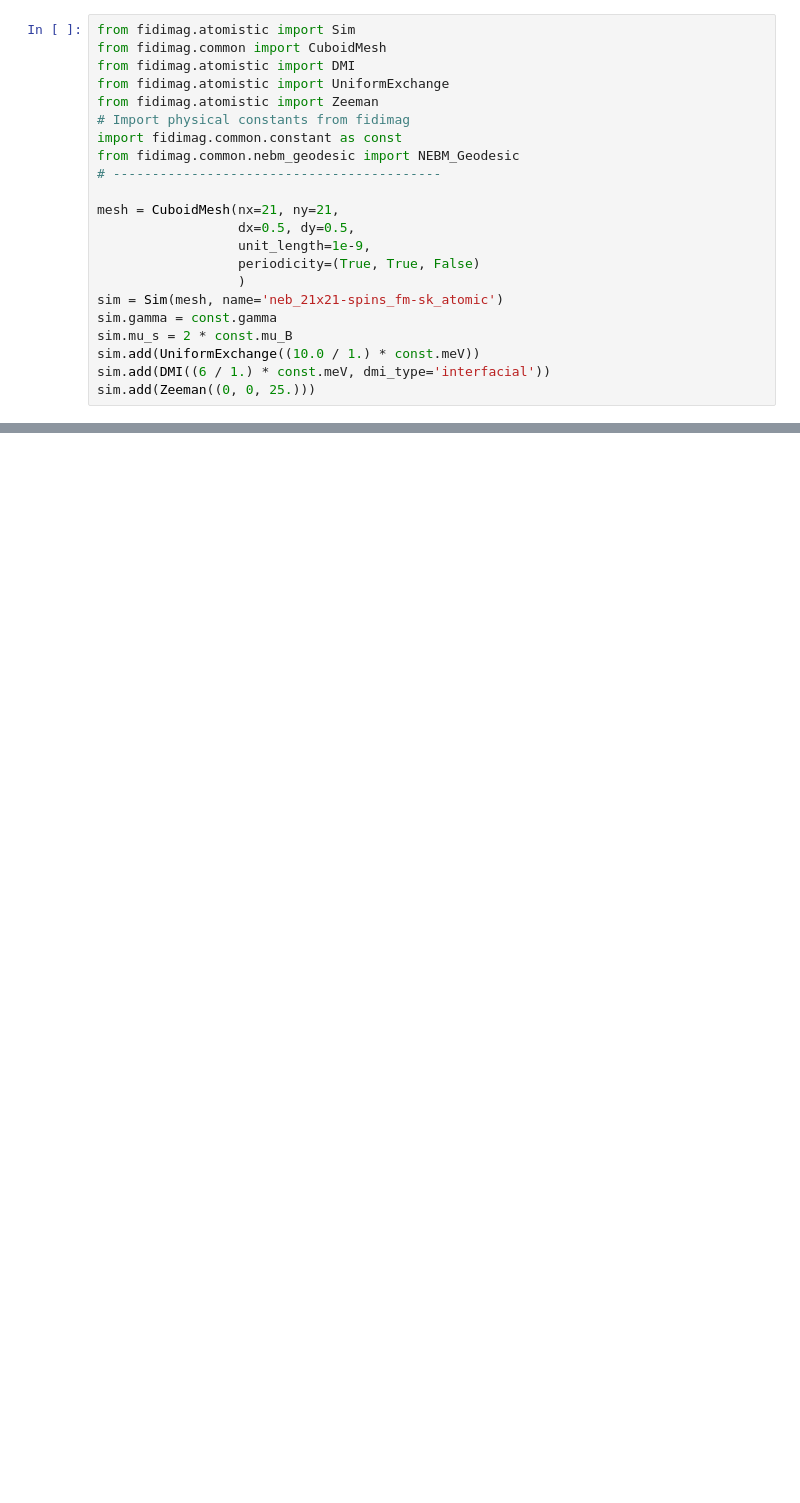
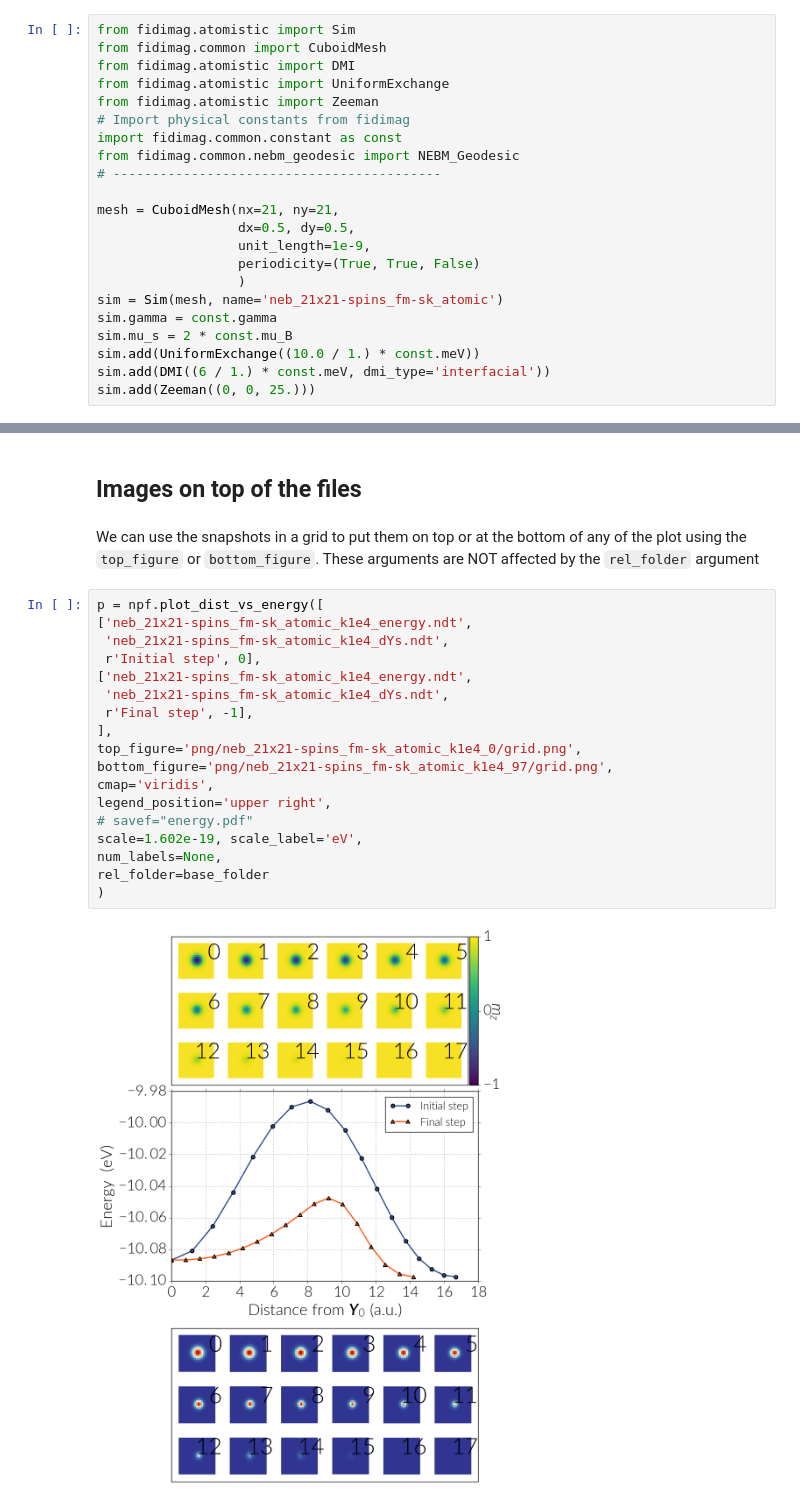
Before and after one commit to davidcortesortuno/nebm_plot_tools, a Jupyter notebook: tutorial/tutorial_fidimag.ipynb, the cells around one changed output, grey strips where cells are left out. Cells and saved outputs as stored; diff of their text form; blank space fills up the shorter version.

```diff
--- a/tutorial/tutorial_fidimag.ipynb
+++ b/tutorial/tutorial_fidimag.ipynb
@@ -152,0 +213,24 @@ npf.plot_mayavi2('neb_21x21-spins_fm-sk_atomic_k1e4', range(18),
+# %% [markdown]
+## Images on top of the files
+# %% [markdown]
+We can use the snapshots in a grid to put them on top or at the bottom of any of the plot using the `top_figure` or `bottom_figure`. These arguments are NOT affected by the `rel_folder` argument
+# %%
+p = npf.plot_dist_vs_energy([
+['neb_21x21-spins_fm-sk_atomic_k1e4_energy.ndt',
+ 'neb_21x21-spins_fm-sk_atomic_k1e4_dYs.ndt',
+ r'Initial step', 0],
+['neb_21x21-spins_fm-sk_atomic_k1e4_energy.ndt',
+ 'neb_21x21-spins_fm-sk_atomic_k1e4_dYs.ndt',
+ r'Final step', -1],
+],
+top_figure='png/neb_21x21-spins_fm-sk_atomic_k1e4_0/grid.png',
+bottom_figure='png/neb_21x21-spins_fm-sk_atomic_k1e4_97/grid.png',
+cmap='viridis',
+legend_position='upper right',
+# savef="energy.pdf"
+scale=1.602e-19, scale_label='eV',
+num_labels=None,
+rel_folder=base_folder
+)
+# %% [output]
+[figure, added]
```
Also changed, not shown: parts of 16 cells of this notebook, 2 other files.
